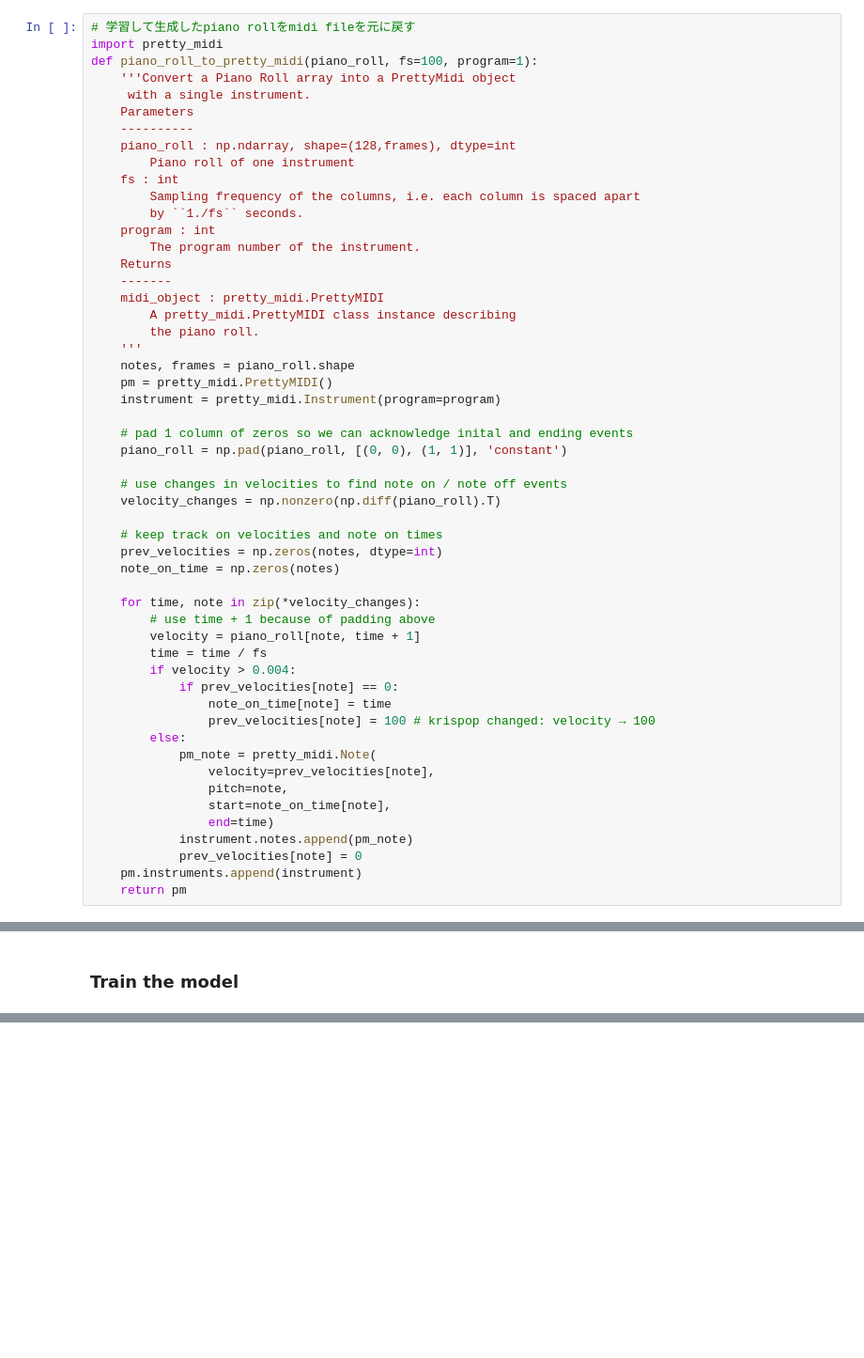
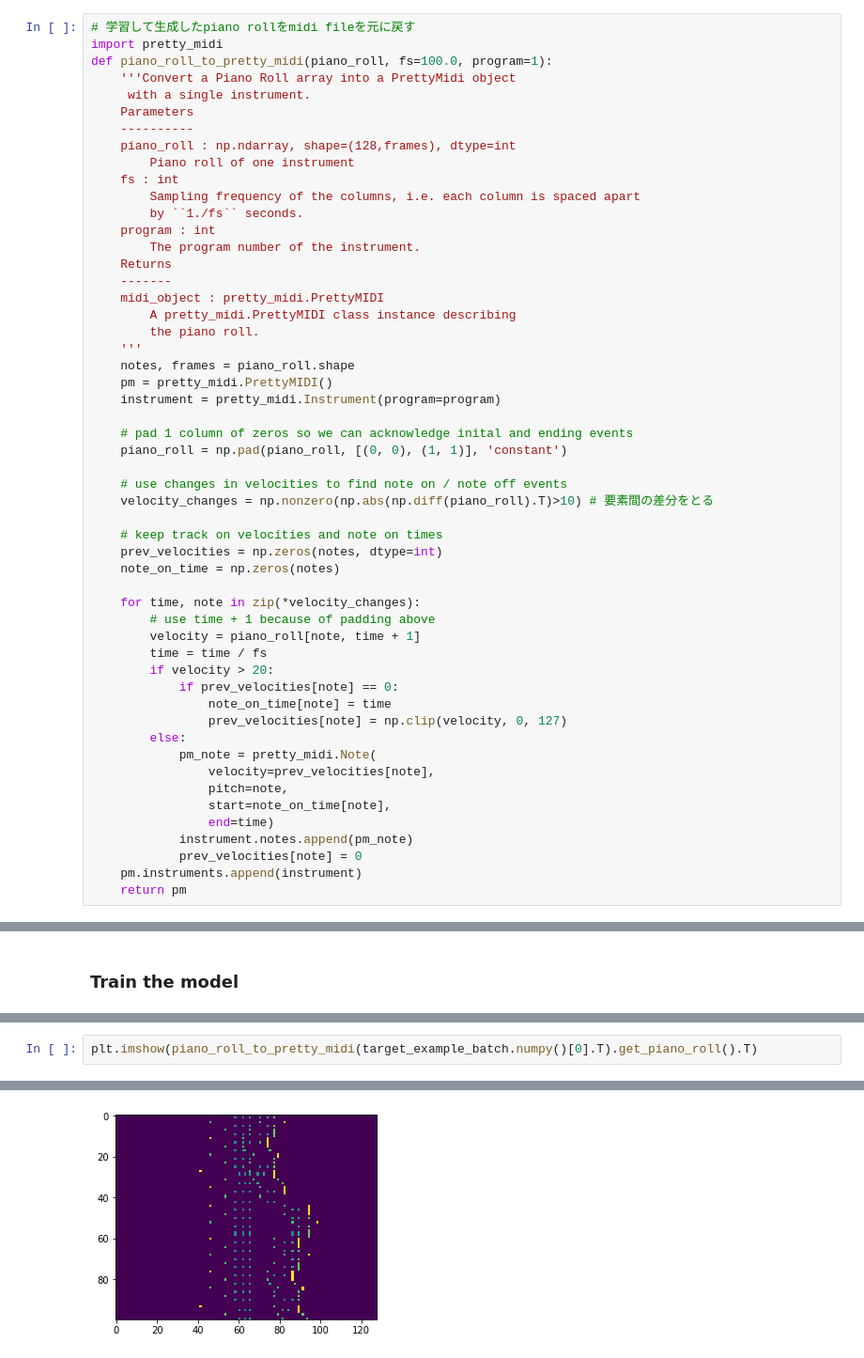
Before and after one commit to mei-t/ml_music, a Jupyter notebook: music-playground.ipynb, the cells around one changed output, grey strips where cells are left out. Shown at 94% size. Cells and saved outputs as stored; diff of their text form; blank space fills up the shorter version.

Commit message:
fix piano_roll_to_pretty_midi and generate midi with trained RNN

```diff
--- a/music-playground.ipynb
+++ b/music-playground.ipynb
@@ -110,7 +110,7 @@ print(corpus[0]['pr'].shape)
 # %%
 # 学習して生成したpiano rollをmidi fileを元に戻す
 import pretty_midi
-def piano_roll_to_pretty_midi(piano_roll, fs=100, program=1):
+def piano_roll_to_pretty_midi(piano_roll, fs=100.0, program=1):
     '''Convert a Piano Roll array into a PrettyMidi object
      with a single instrument.
     Parameters
@@ -136,7 +136,7 @@ def piano_roll_to_pretty_midi(piano_roll, fs=100, program=1):
     piano_roll = np.pad(piano_roll, [(0, 0), (1, 1)], 'constant')
 
     # use changes in velocities to find note on / note off events
-    velocity_changes = np.nonzero(np.diff(piano_roll).T)
+    velocity_changes = np.nonzero(np.abs(np.diff(piano_roll).T)>10) # 要素間の差分をとる
 
     # keep track on velocities and note on times
     prev_velocities = np.zeros(notes, dtype=int)
@@ -146,10 +146,10 @@ def piano_roll_to_pretty_midi(piano_roll, fs=100, program=1):
         # use time + 1 because of padding above
         velocity = piano_roll[note, time + 1]
         time = time / fs
-        if velocity > 0.004:
+        if velocity > 20:
             if prev_velocities[note] == 0:
                 note_on_time[note] = time
-                prev_velocities[note] = 100 # krispop changed: velocity → 100
+                prev_velocities[note] = np.clip(velocity, 0, 127)
         else:
             pm_note = pretty_midi.Note(
                 velocity=prev_velocities[note],
@@ -314,0 +380,3 @@ WARNING:tensorflow:TensorFlow optimizers do not make it possible to access optim
+# %%
+plt.imshow(piano_roll_to_pretty_midi(target_example_batch.numpy()[0].T).get_piano_roll().T)
+# %% [output]
@@ -314,0 +384 @@ WARNING:tensorflow:TensorFlow optimizers do not make it possible to access optim
+[figure, added]
```
Also changed, not shown: parts of 20 cells of this notebook, 1 other file.
